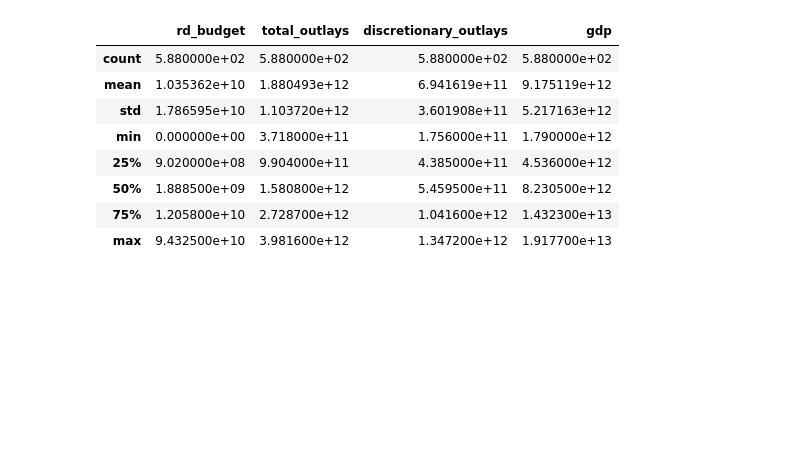
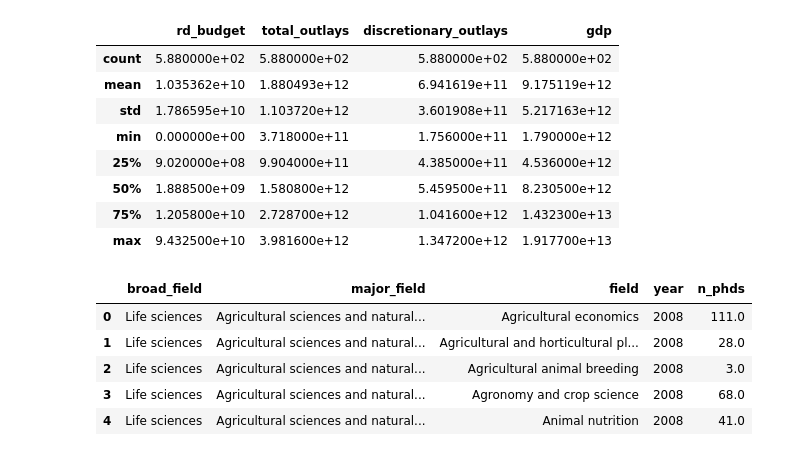
Before and after one commit to briandk/2020-virtual-program-in-data-science, a Jupyter notebook: check_datasets.ipynb, the cells around one changed output. Saved outputs shown, nothing was run; the diff lists cells and outputs as text; code cells hidden in the pictures; blank space fills up the shorter version.

```diff
--- a/check_datasets.ipynb
+++ b/check_datasets.ipynb
@@ -187,3 +187,14 @@ r_and_d[["rd_budget", "total_outlays", "discretionary_outlays", "gdp"]].describe
 | 50% | 1.888500e+09 | 1.580800e+12 | 5.459500e+11 | 8.230500e+12 |
 | 75% | 1.205800e+10 | 2.728700e+12 | 1.041600e+12 | 1.432300e+13 |
 | max | 9.432500e+10 | 3.981600e+12 | 1.347200e+12 | 1.917700e+13 |
+# %%
+phds_by_field = pd.read_csv("data/phd_by_field.csv")
+# %%
+phds_by_field.head()
+# %% [output]
+|  | broad_field | major_field | field | year | n_phds |
+| 0 | Life sciences | Agricultural sciences and natural... | Agricultural economics | 2008 | 111.0 |
+| 1 | Life sciences | Agricultural sciences and natural... | Agricultural and horticultural pl... | 2008 | 28.0 |
+| 2 | Life sciences | Agricultural sciences and natural... | Agricultural animal breeding | 2008 | 3.0 |
+| 3 | Life sciences | Agricultural sciences and natural... | Agronomy and crop science | 2008 | 68.0 |
+| 4 | Life sciences | Agricultural sciences and natural... | Animal nutrition | 2008 | 41.0 |
```
Also changed, not shown: parts of 3 cells of this notebook, 1 other file.
